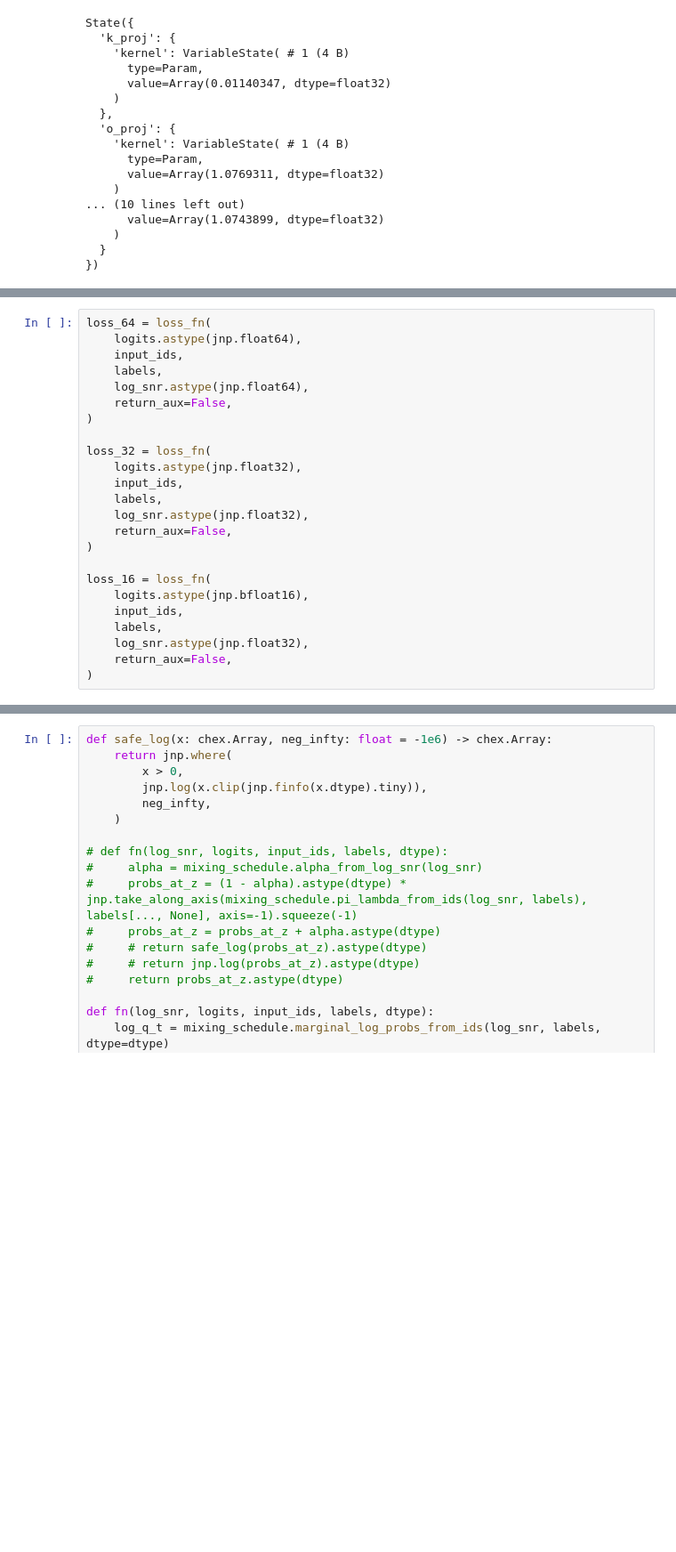
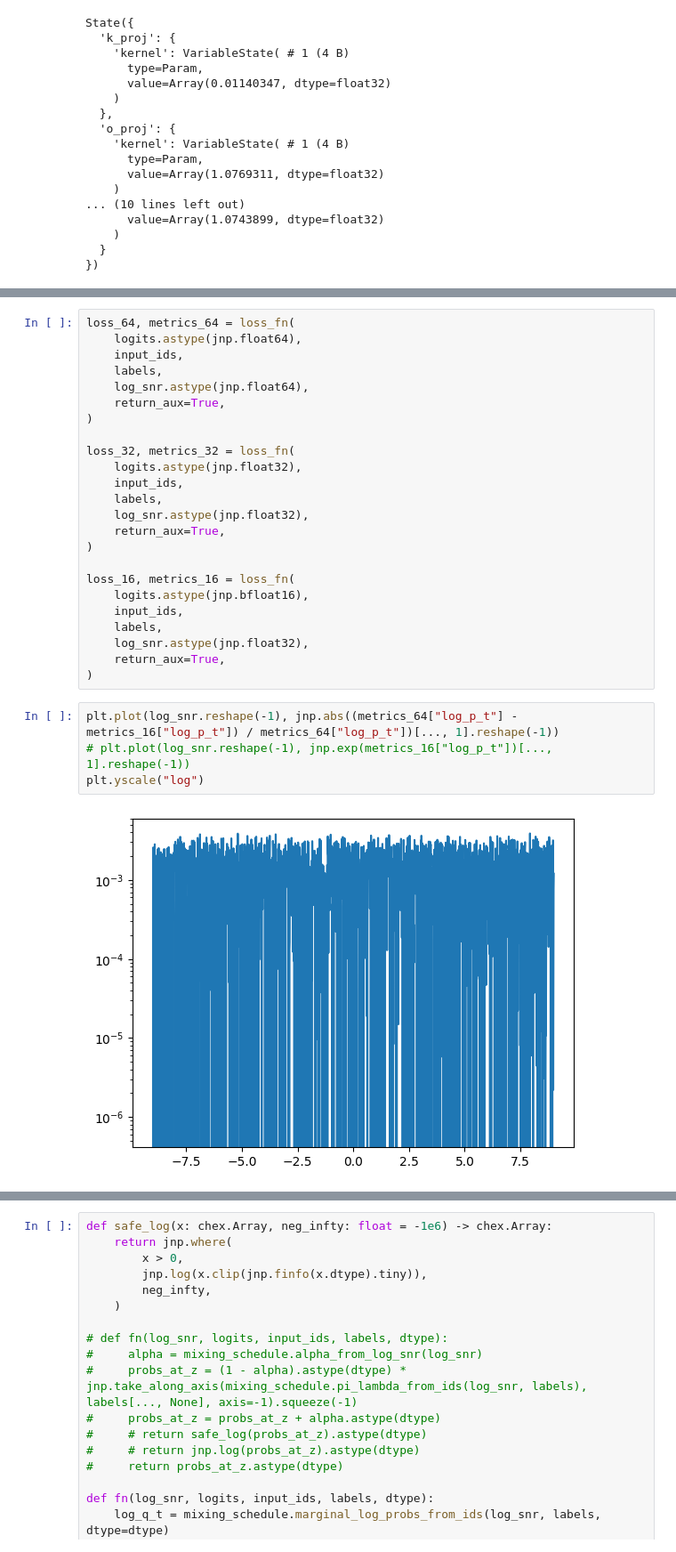
Before and after one commit to jafluri/gidd-easydel, a Jupyter notebook: notebooks/test.ipynb, the cells around one changed output, grey strips where cells are left out. Shown: that part at 89% size. Saved outputs shown, nothing was run; the diff lists cells and outputs as text; blank space fills up the shorter version.

```diff
--- a/notebooks/test.ipynb
+++ b/notebooks/test.ipynb
@@ -562,24 +621,30 @@ import chex
 # %%
-loss_64 = loss_fn(
+loss_64, metrics_64 = loss_fn(
     logits.astype(jnp.float64),
     input_ids,
     labels,
     log_snr.astype(jnp.float64),
-    return_aux=False,
+    return_aux=True,
 )
 
-loss_32 = loss_fn(
+loss_32, metrics_32 = loss_fn(
     logits.astype(jnp.float32),
     input_ids,
     labels,
     log_snr.astype(jnp.float32),
-    return_aux=False,
+    return_aux=True,
 )
 
-loss_16 = loss_fn(
+loss_16, metrics_16 = loss_fn(
     logits.astype(jnp.bfloat16),
     input_ids,
     labels,
     log_snr.astype(jnp.float32),
-    return_aux=False,
+    return_aux=True,
 )
+# %%
+plt.plot(log_snr.reshape(-1), jnp.abs((metrics_64["log_p_t"] - metrics_16["log_p_t"]) / metrics_64["log_p_t"])[..., 1].reshape(-1))
+# plt.plot(log_snr.reshape(-1), jnp.exp(metrics_16["log_p_t"])[..., 1].reshape(-1))
+plt.yscale("log")
+# %% [output]
+[figure, added]
```
Also changed, not shown: parts of 15 cells of this notebook, 6 other files.
